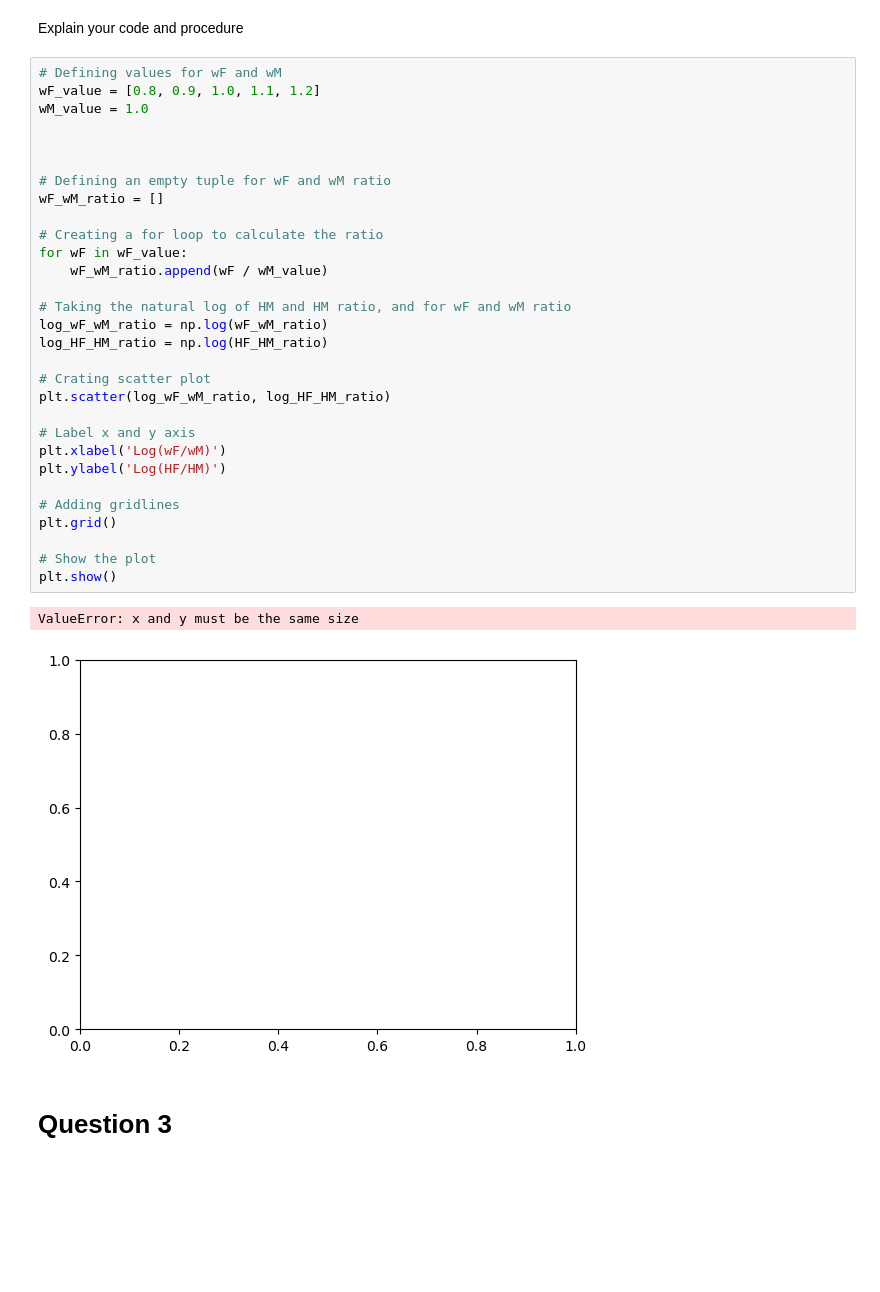
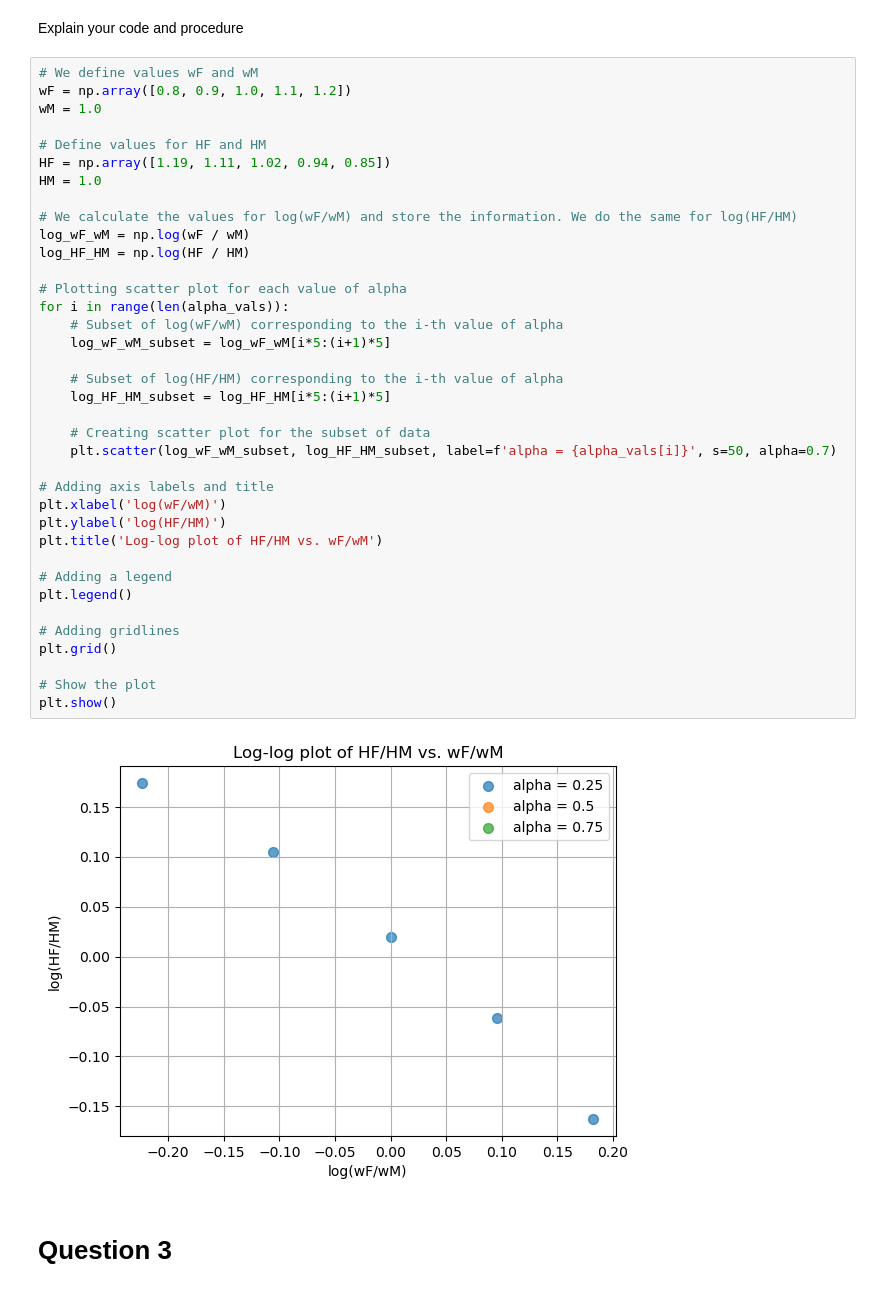
Before and after one commit to NumEconCopenhagen/projects-2023-kscd, a Jupyter notebook: inauguralproject/inauguralproject.ipynb, the cells around one changed output. Saved outputs shown, nothing was run; the diff lists cells and outputs as text; blank space fills up the shorter version.

```diff
--- a/inauguralproject/inauguralproject.ipynb
+++ b/inauguralproject/inauguralproject.ipynb
@@ -111,39 +108,45 @@ HM values: (5.5, 6.5, 7.0, 4.5, 4.5, 4.5, 3.0, 2.0, 1.5)
 # Question 2
 # %% [markdown]
 Explain your code and procedure
-# %%
-# Defining values for wF and wM
-wF_value = [0.8, 0.9, 1.0, 1.1, 1.2]
-wM_value = 1.0
-
-
-
-# Defining an empty tuple for wF and wM ratio
-wF_wM_ratio = []
-
-# Creating a for loop to calculate the ratio
-for wF in wF_value:
-    wF_wM_ratio.append(wF / wM_value)
-
-# Taking the natural log of HM and HM ratio, and for wF and wM ratio
-log_wF_wM_ratio = np.log(wF_wM_ratio)
-log_HF_HM_ratio = np.log(HF_HM_ratio)
-
-# Crating scatter plot
-plt.scatter(log_wF_wM_ratio, log_HF_HM_ratio)
-
-# Label x and y axis
-plt.xlabel('Log(wF/wM)')
-plt.ylabel('Log(HF/HM)')
-
-# Adding gridlines
-plt.grid()
-
-# Show the plot
-plt.show()
-# %% [output]
-ValueError: x and y must be the same size
-[figure, removed]
+# %%
+# We define values wF and wM
+wF = np.array([0.8, 0.9, 1.0, 1.1, 1.2])
+wM = 1.0
+
+# Define values for HF and HM
+HF = np.array([1.19, 1.11, 1.02, 0.94, 0.85])
+HM = 1.0
+
+# We calculate the values for log(wF/wM) and store the information. We do the same for log(HF/HM)
+log_wF_wM = np.log(wF / wM)
+log_HF_HM = np.log(HF / HM)
+
+# Plotting scatter plot for each value of alpha
+for i in range(len(alpha_vals)):
+    # Subset of log(wF/wM) corresponding to the i-th value of alpha
+    log_wF_wM_subset = log_wF_wM[i*5:(i+1)*5]
+
+    # Subset of log(HF/HM) corresponding to the i-th value of alpha
+    log_HF_HM_subset = log_HF_HM[i*5:(i+1)*5]
+
+    # Creating scatter plot for the subset of data
+    plt.scatter(log_wF_wM_subset, log_HF_HM_subset, label=f'alpha = {alpha_vals[i]}', s=50, alpha=0.7)
+
+# Adding axis labels and title
+plt.xlabel('log(wF/wM)')
+plt.ylabel('log(HF/HM)')
+plt.title('Log-log plot of HF/HM vs. wF/wM')
+
+# Adding a legend
+plt.legend()
+
+# Adding gridlines
+plt.grid()
+
+# Show the plot
+plt.show()
+# %% [output]
+[figure, added]
 # %% [markdown]
 # Question 3
 # %% [markdown]
```
Also changed, not shown: parts of 1 cell of this notebook.
